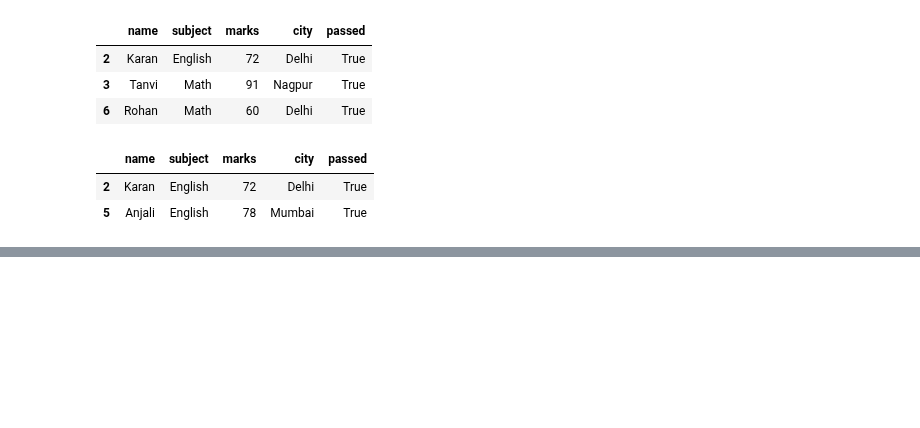
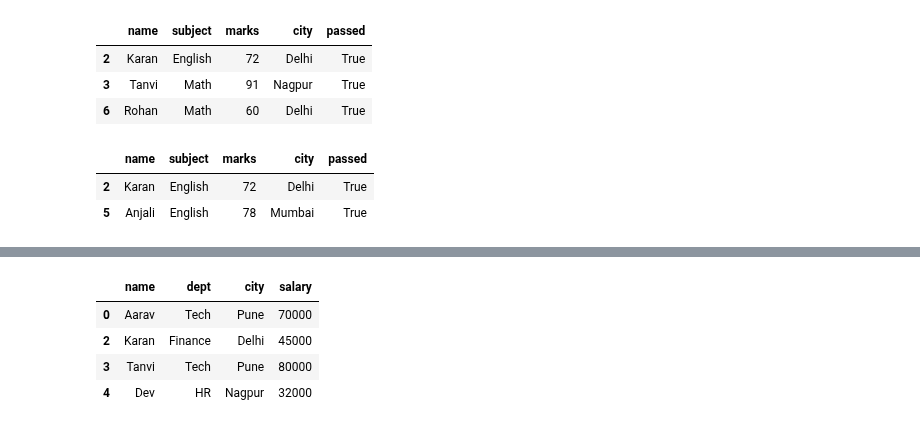
Before and after one commit to sayali-devkar/data_analysis_learning, a Jupyter notebook: pandas/practice/Filtering_2.ipynb, the cells around one changed output, grey strips where cells are left out. Cells and saved outputs as stored; diff of their text form; code cells hidden in the pictures; blank space fills up the shorter version.

```diff
--- a/pandas/practice/Filtering_2.ipynb
+++ b/pandas/practice/Filtering_2.ipynb
@@ -261,0 +297,8 @@ df[~df["subject"].isin(["Math","Science"])]
+# %%
+df[~df["city"].isin(["Mumbai"])]
+# %% [output]
+|  | name | dept | city | salary |
+| 0 | Aarav | Tech | Pune | 70000 |
+| 2 | Karan | Finance | Delhi | 45000 |
+| 3 | Tanvi | Tech | Pune | 80000 |
+| 4 | Dev | HR | Nagpur | 32000 |
```
Also changed, not shown: parts of 4 cells of this notebook.
